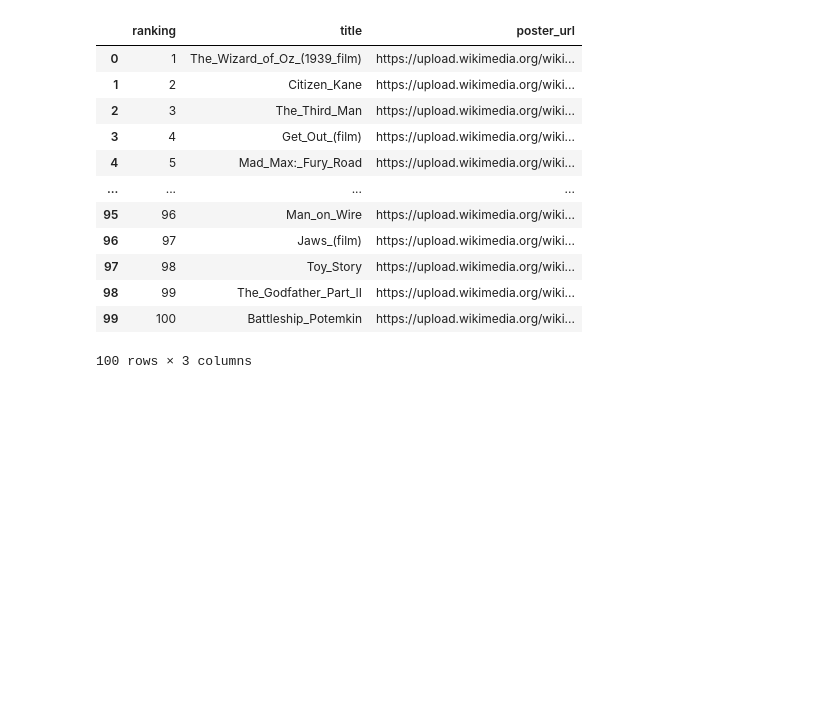
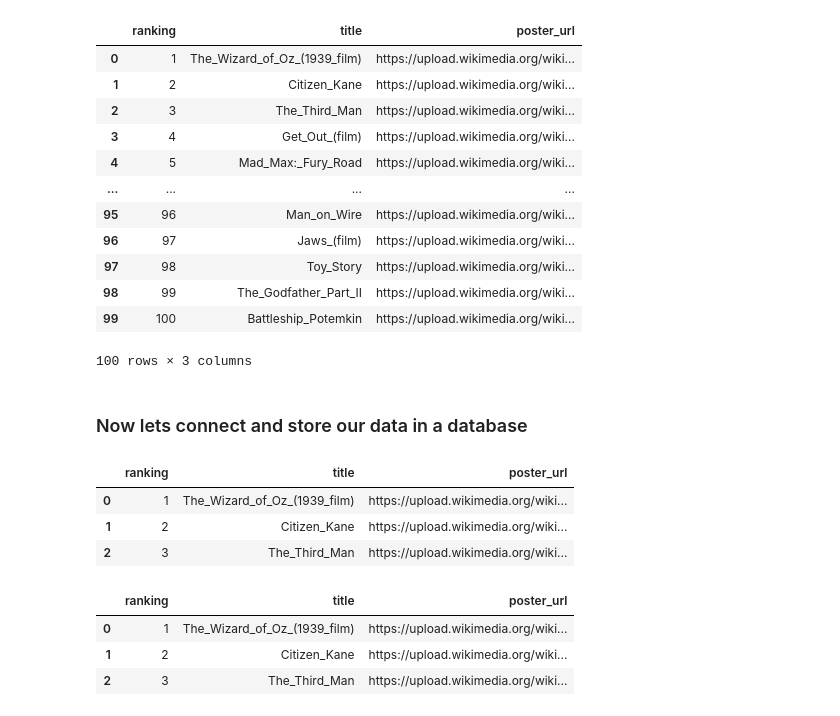
Before and after one commit to sethbrown19/Gather_Lesson, a Jupyter notebook: Gather_Lesson_2.ipynb, the cells around one changed output. Saved outputs shown, nothing was run; the diff lists cells and outputs as text; code cells hidden in the pictures; blank space fills up the shorter version.

Commit message:
Created a database in sql with the dataframe

```diff
--- a/Gather_Lesson_2.ipynb
+++ b/Gather_Lesson_2.ipynb
@@ -425,3 +425,14 @@ df
 100 rows × 3 columns
 # %%
 df.to_csv('bestofrt_master.csv', index=False)
+# %% [markdown]
+### Now lets connect and store our data in a database
+# %%
+df = pd.read_csv('bestofrt_master.csv')
+# %%
+df.head(3)
+# %% [output]
+|  | ranking | title | poster_url |
+| 0 | 1 | The_Wizard_of_Oz_(1939_film) | https://upload.wikimedia.org/wiki... |
+| 1 | 2 | Citizen_Kane | https://upload.wikimedia.org/wiki... |
+| 2 | 3 | The_Third_Man | https://upload.wikimedia.org/wiki... |
@@ -427,0 +451,7 @@ df.to_csv('bestofrt_master.csv', index=False)
+# %%
+df_gather.head(3)
+# %% [output]
+|  | ranking | title | poster_url |
+| 0 | 1 | The_Wizard_of_Oz_(1939_film) | https://upload.wikimedia.org/wiki... |
+| 1 | 2 | Citizen_Kane | https://upload.wikimedia.org/wiki... |
+| 2 | 3 | The_Third_Man | https://upload.wikimedia.org/wiki... |
```
Also changed, not shown: parts of 4 cells of this notebook, 1 other file.
